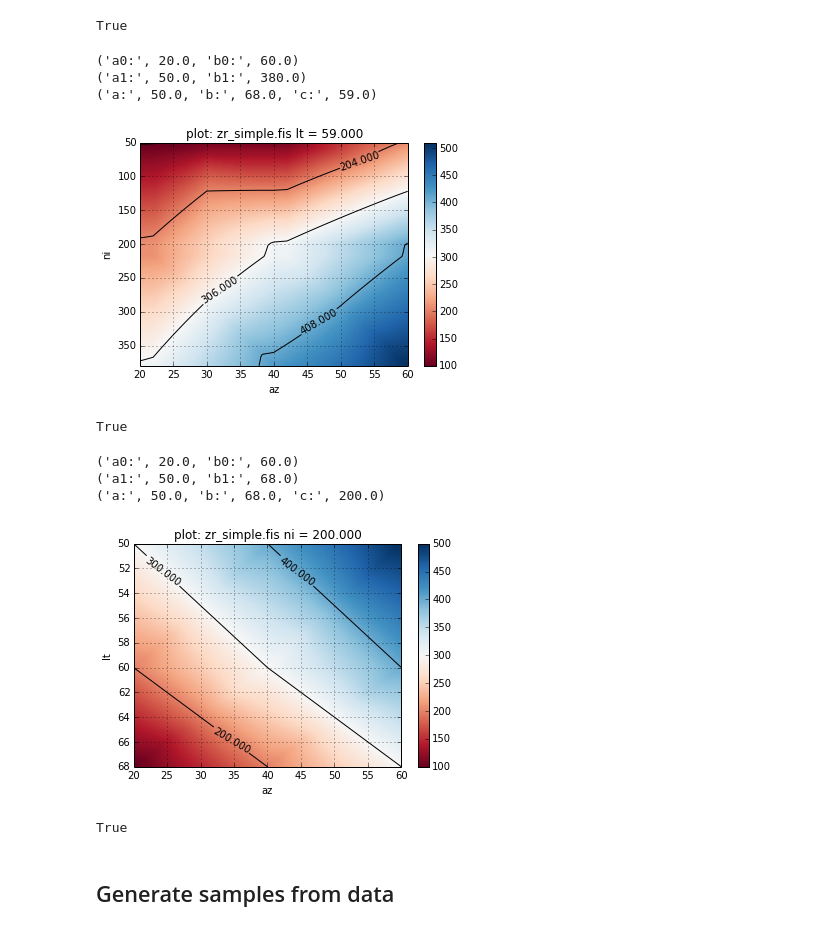
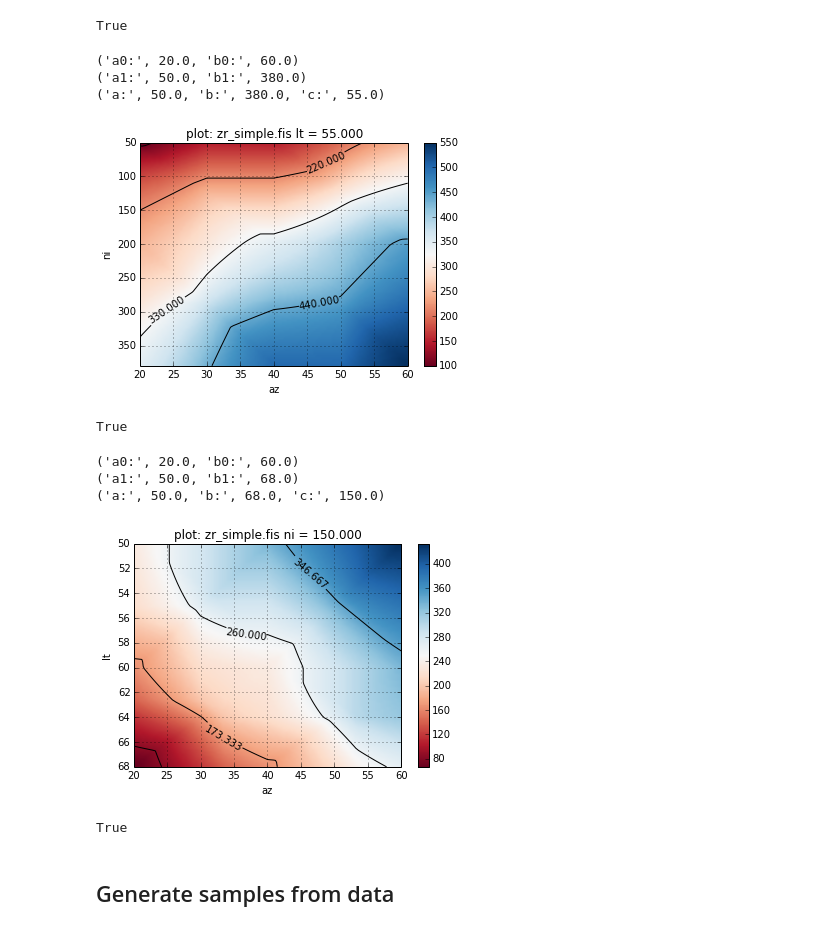
Before and after one commit to Ralf3/samt2, a Jupyter notebook: fuzzy/sugar_beet_example/Fuzzy Model.ipynb, the cells around one changed output. Cells and saved outputs as stored; diff of their text form; code cells hidden in the pictures.

```diff
--- a/fuzzy/sugar_beet_example/Fuzzy Model.ipynb
+++ b/fuzzy/sugar_beet_example/Fuzzy Model.ipynb
@@ -27,20 +27,20 @@ f1.show_model(tag1=0,default1=60)
 [figure]
 True
 # %%
-f1.show_model(tag1=1)
+f1.show_model(tag1=1,default1=55)
 # %% [output]
 ('a0:', 20.0, 'b0:', 60.0)
 ('a1:', 50.0, 'b1:', 380.0)
-('a:', 50.0, 'b:', 68.0, 'c:', 59.0)
+('a:', 50.0, 'b:', 380.0, 'c:', 55.0)
-[figure, old version]
+[figure, new version]
 True
 # %%
-f1.show_model(tag1=2,default1=200)
+f1.show_model(tag1=2,default1=150)
 # %% [output]
 ('a0:', 20.0, 'b0:', 60.0)
 ('a1:', 50.0, 'b1:', 68.0)
-('a:', 50.0, 'b:', 68.0, 'c:', 200.0)
+('a:', 50.0, 'b:', 68.0, 'c:', 150.0)
-[figure, old version]
+[figure, new version]
 True
 # %% [markdown]
 ## Generate samples from data
```
Also changed, not shown: parts of 6 cells of this notebook, 6 other files.
